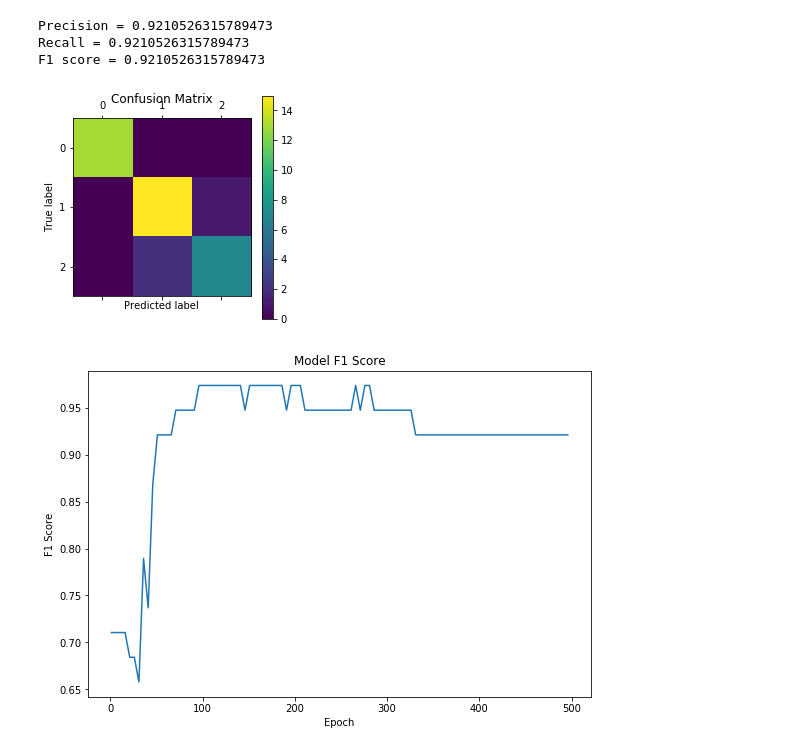
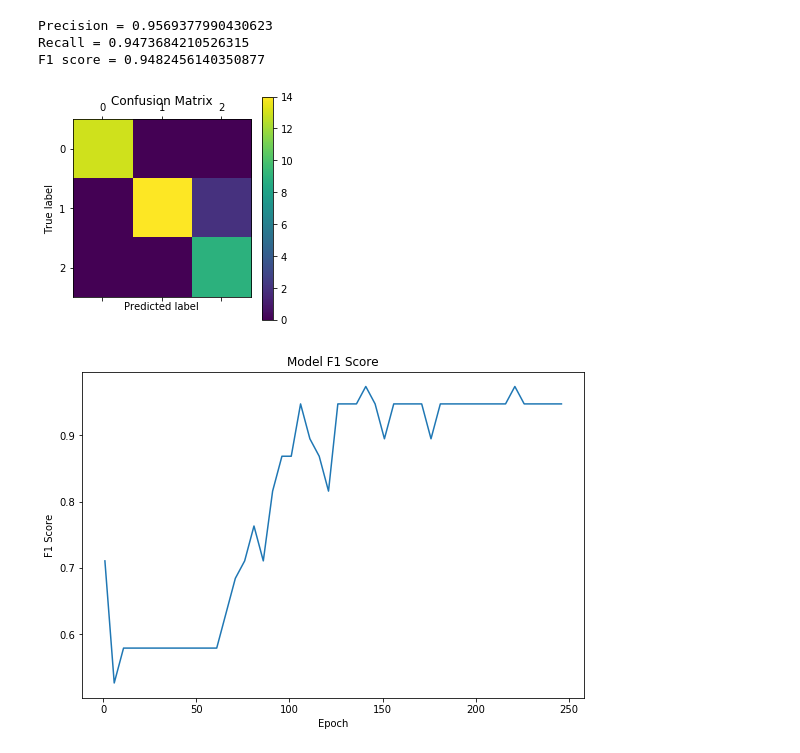
Before and after one commit to gwynwilkinson/fed-iris, a Jupyter notebook: DP-Iris.ipynb, the cells around one changed output. Drawn from its saved outputs; the diff is of its cells as text; code cells hidden in the pictures.

```diff
--- a/DP-Iris.ipynb
+++ b/DP-Iris.ipynb
@@ -26,7 +24,7 @@ Warning! Tensorboard library was not found.
 class Arguments:
     """Parameters for training"""
     def __init__(self):
-        self.epochs = 500
+        self.epochs = 250
         self.iterations = 1
         self.lr = 0.01
         self.shuffle_dataset = True
@@ -35,7 +33,7 @@ class Arguments:
         self.log_interval = 10
         self.seed = 1
         self.disable_federated = True
-        self.disable_dp = False
+        self.disable_dp = True
         self.alphas=[1.1, 2, 4, 10]
         self.delta = 1.0
         self.workers = 1
@@ -48,13 +46,13 @@ torch.manual_seed(args.seed)
 kwargs = {}
 # %%
 # separates data and labels and initialises data loaders
-def prepare_data(dataset, shuffle_dataset, batch_size, num_workers):
+def prepare_data(X_train, X_test, y_train, y_test, shuffle_dataset, batch_size, num_workers):
 
-    X = dataset.data
-    y = dataset.target
+    #X = dataset.data
+    #y = dataset.target
 
     # Standard train/test split of 0.75/0.25 (see sklearn docs), checks shuffle_dataset flag
-    X_train, X_test, y_train, y_test = train_test_split(X,y, random_state=0, shuffle=shuffle_dataset)
+    #X_train, X_test, y_train, y_test = train_test_split(X,y, random_state=0, shuffle=shuffle_dataset)
 
     # Initialise train_loaders list for storing each worker's train_loader
     train_loaders = list()
@@ -142,7 +140,7 @@ class Net(nn.Module):
         super(Net, self).__init__()
         self.fc1 = nn.Linear(4, 8)
         self.fc2 = nn.Linear(8, 3)
-        self.softmax = nn.Softmax(dim=0)
+        self.softmax = nn.Softmax(dim=1)
 
     # pass-forward procedure using a relu and a softmax output
     def forward(self, x):
@@ -240,12 +240,12 @@ def test(data_loader, model):
     # print('Test set: Average loss: {:.4f}\n'.format(test_loss))
     return test_loss
 # %%
-def select_prepare_training(init_model, train_loaders):
+def select_prepare_training(init_model, train_loaders, args):
     # Case switch based on whether or not we want to use DP (see the Arguments class)
     if not args.disable_dp:
         models,opts = prepare_private_training(init_model, train_loaders, args.workers, args.batch_size, args.alphas, args.lr)
     else:
-        models,opts = prepare_training(init_model, train_loaders, args.workers)
+        models,opts = prepare_training(init_model, train_loaders, args.workers, args.lr)
 
     return models,opts
 # %%
@@ -254,57 +254,59 @@ init_model = Net()
 
 # Here we're using the Iris dataset - TODO change this for something more challenging
 iris = load_iris()
-_, X_test, _, y_test = train_test_split(iris.data, iris.target, random_state=0, shuffle=args.shuffle_dataset)
-train_loaders, test_loader = prepare_data(iris, args.shuffle_dataset, args.batch_size, args.workers)
+X_train, X_test, y_train, y_test = train_test_split(iris.data, iris.target, random_state=0, shuffle=args.shuffle_dataset)
+train_loaders, test_loader = prepare_data(X_train, X_test, y_train, y_test, args.shuffle_dataset, args.batch_size, args.workers)
 
 f1_scores = list()
 
 # Case switch based on whether or not we want to use DP (see the Arguments class)
-models,opts = select_prepare_training(init_model, train_loaders)
+models,opts = select_prepare_training(init_model, train_loaders, args)
 
 # Train all of our worker models on their local data, then combine and aggregate their models
 for epoch in range(1,args.epochs+1):
     for i in range(len(models)):
         train(models[i], opts[i], train_loaders[i], epoch, i, args.disable_verbose_training, args.disable_dp, args.delta)
     new_model = aggregate_models(models)
-    models,opts = select_prepare_training(new_model, train_loaders)
+    models,opts = select_prepare_training(new_model, train_loaders, args)
 
     # Every 5 epochs record the F1 Score of the aggregated model
     if (epoch%5)==0:
         with torch.no_grad():
             y_pred = new_model(torch.tensor(X_test).float())
             y_pred = np.array(y_pred.argmax(1))
             f1_scores.append(f1_score(y_test, y_pred, average='micro'))
 
 # Turn off pytorch autograd to run some scikit learn metrics (Precision, Recall, F1 score)
 with torch.no_grad():
-    _, X_test, _, y_test = train_test_split(iris.data, iris.target, random_state=0, shuffle=args.shuffle_dataset)
     y_pred = new_model(torch.tensor(X_test).float())
+    #print(y_pred)
     y_pred = np.array(y_pred.argmax(1))
-    print(f"Precision = {precision_score(y_test, y_pred, average='micro')}")
-    print(f"Recall = {recall_score(y_test, y_pred, average='micro')}")
-    print(f"F1 score = {f1_score(y_test, y_pred, average='micro')}")
+    print(f"Precision = {precision_score(y_test, y_pred, average='weighted')}")
+    print(f"Recall = {recall_score(y_test, y_pred, average='weighted')}")
+    print(f"F1 score = {f1_score(y_test, y_pred, average='weighted')}")
 
     # Create a confusion matrix to see how well we perform on Iris
     cm = confusion_matrix(y_test, y_pred)
+    #print(y_test)
+    #print(y_pred)
 
     # Display confusion matrix
     plt.matshow(cm)
     plt.title('Confusion Matrix')
     plt.colorbar()
     plt.ylabel('True label')
     plt.xlabel('Predicted label')
     plt.show()
 
     # Plot graph of F1 Score history over all epochs
     plt.figure(figsize=(9,6))
     plt.plot(range(1,args.epochs+1,5),f1_scores)
     plt.title('Model F1 Score')
     plt.ylabel('F1 Score')
     plt.xlabel('Epoch')
 # %% [output]
-Precision = 0.9210526315789473
-Recall = 0.9210526315789473
-F1 score = 0.9210526315789473
+Precision = 0.9569377990430623
+Recall = 0.9473684210526315
+F1 score = 0.9482456140350877
-[figure, old version]
+[figure, new version]
-[figure, old version]
+[figure, new version]
```
Also changed, not shown: parts of 2 cells of this notebook.
